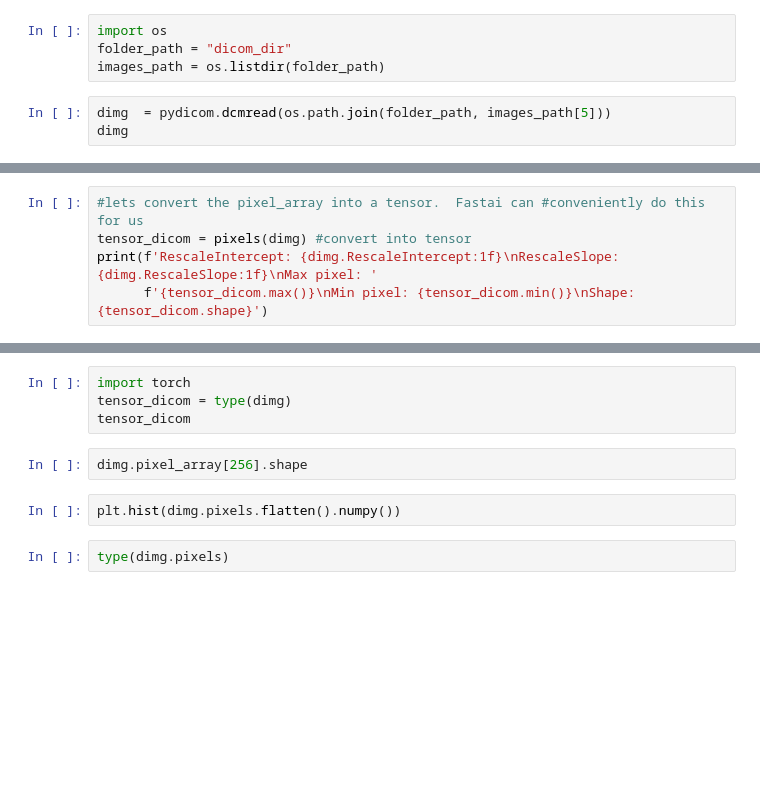
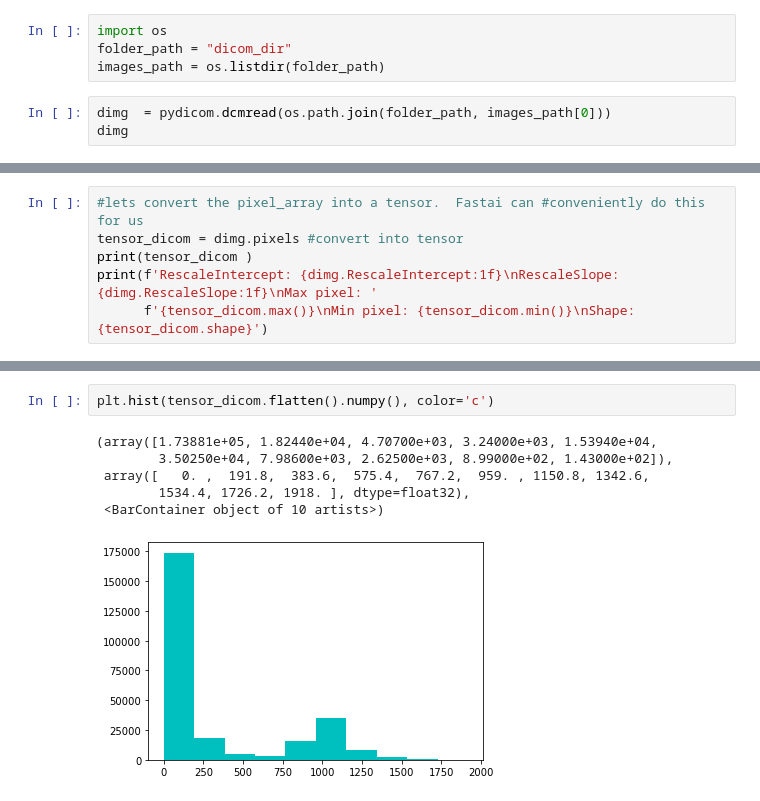
Before and after one commit to edoardo118/DICOM, a Jupyter notebook: DICOM-kaggle.ipynb, the cells around one changed output, grey strips where cells are left out. Cells and saved outputs as stored; diff of their text form; blank space fills up the shorter version.

Commit message:
printend differnt pixels

```diff
--- a/DICOM-kaggle.ipynb
+++ b/DICOM-kaggle.ipynb
@@ -18,5 +16,5 @@ import os
 folder_path = "dicom_dir"
 images_path = os.listdir(folder_path)
 # %%
-dimg  = pydicom.dcmread(os.path.join(folder_path, images_path[5]))
+dimg  = pydicom.dcmread(os.path.join(folder_path, images_path[0]))
 dimg
@@ -29,5 +58,6 @@ dimg.pixel_array, dimg.pixel_array.shape
 # %%
 #lets convert the pixel_array into a tensor.  Fastai can #conveniently do this for us
-tensor_dicom = pixels(dimg) #convert into tensor
+tensor_dicom = dimg.pixels #convert into tensor
+print(tensor_dicom )
 print(f'RescaleIntercept: {dimg.RescaleIntercept:1f}\nRescaleSlope: {dimg.RescaleSlope:1f}\nMax pixel: '
       f'{tensor_dicom.max()}\nMin pixel: {tensor_dicom.min()}\nShape: {tensor_dicom.shape}')
@@ -34,10 +77,9 @@ print(f'RescaleIntercept: {dimg.RescaleIntercept:1f}\nRescaleSlope: {dimg.Rescal
 # %%
-import torch
-tensor_dicom = type(dimg)
-tensor_dicom
+plt.hist(tensor_dicom.flatten().numpy(), color='c')
+# %% [output]
+(array([1.73881e+05, 1.82440e+04, 4.70700e+03, 3.24000e+03, 1.53940e+04,
+        3.50250e+04, 7.98600e+03, 2.62500e+03, 8.99000e+02, 1.43000e+02]),
+ array([   0. ,  191.8,  383.6,  575.4,  767.2,  959. , 1150.8, 1342.6,
+        1534.4, 1726.2, 1918. ], dtype=float32),
+ <BarContainer object of 10 artists>)
+[figure, added]
-# %%
-dimg.pixel_array[256].shape
-# %%
-plt.hist(dimg.pixels.flatten().numpy())
-# %%
-type(dimg.pixels)
```
Also changed, not shown: parts of 10 cells of this notebook.
